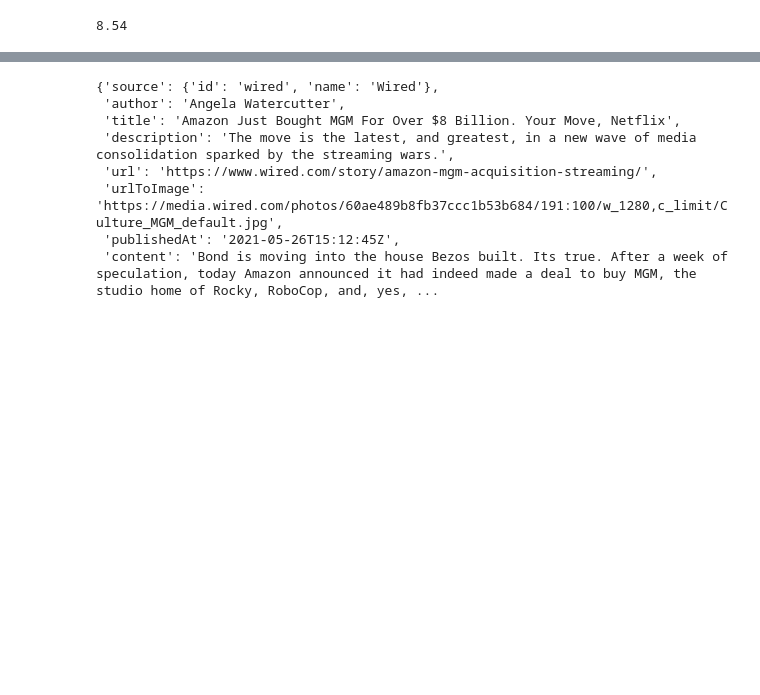
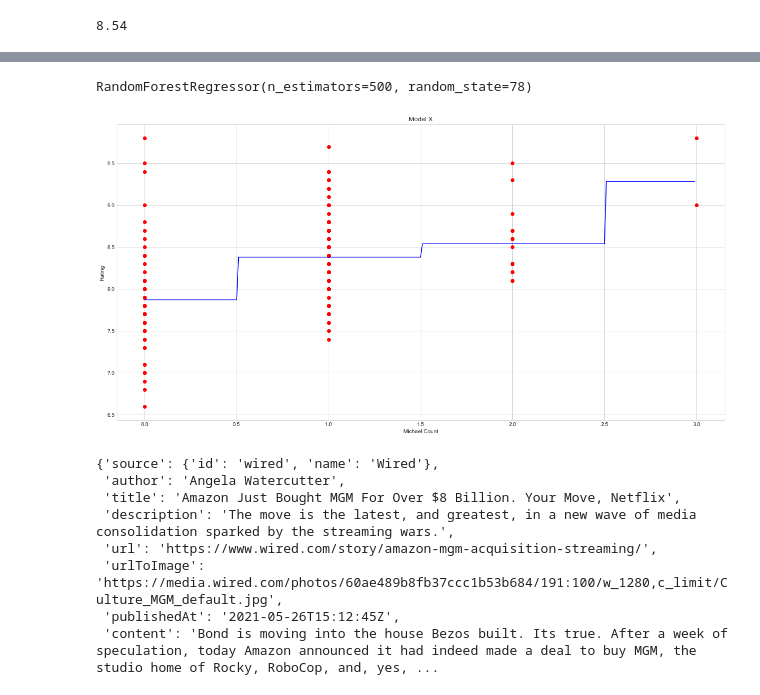
Before and after one commit to eml33530/Project_2, a Jupyter notebook: office_nflx.ipynb, the cells around one changed output, grey strips where cells are left out. Drawn from its saved outputs; the diff is of its cells as text; code cells hidden in the pictures; blank space fills up the shorter version.

```diff
--- a/office_nflx.ipynb
+++ b/office_nflx.ipynb
@@ -287,0 +286,3 @@ X.head()
+# %%
+X=office_df[['Michael_count']]
+X.head()
@@ -288,5 +300,4 @@ X.head()
 # %%
-# Define target vector
-y = office_df["Michael_count"].ravel()
+y=office_df['Ratings'].ravel()
 y[:5]
 # %% [output]
@@ -314,6 +321,8 @@ rf_model = RandomForestClassifier(n_estimators=500, random_state=78)
 # %%
  # Fitting the model
-rf_model = rf_model.fit(X_train_scaled, y_train)
+rf_model.fit(X_train_scaled, y_train)
+# %% [output]
+RandomForestRegressor(n_estimators=500, random_state=78)
 # %%
  # Making predictions using the testing data
 predictions = rf_model.predict(X_test_scaled)
@@ -336,3 +329,15 @@ print(classification_report(y_test, predictions))
+# %%
+X_grid = np.arange(0, 3, 0.01)
+X_grid = X_grid.reshape((len(X_grid), 1))
+plt.scatter(X, y, color = 'red')
+plt.plot(X_grid, regressor.predict(X_grid), color = 'blue')
+plt.title('Model X')
+plt.xlabel('Michael Count')
+plt.ylabel('Rating')
+
+plt.show()
+# %% [output]
+[figure, added]
 # %%
 #API looking at headline for Netflix an "The Office"
 NF_headlines = newsapi.get_everything(
```
Also changed, not shown: parts of 13 cells of this notebook.
